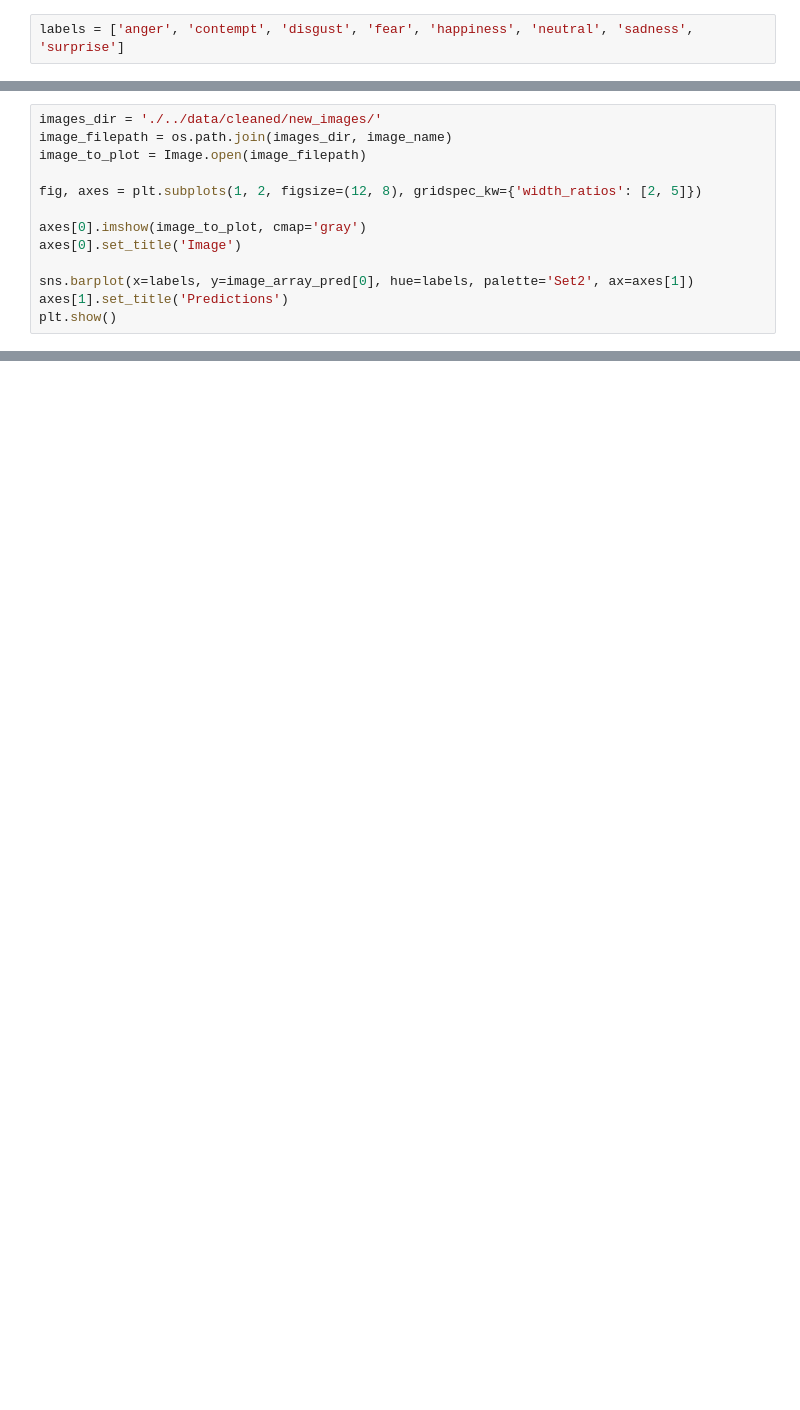
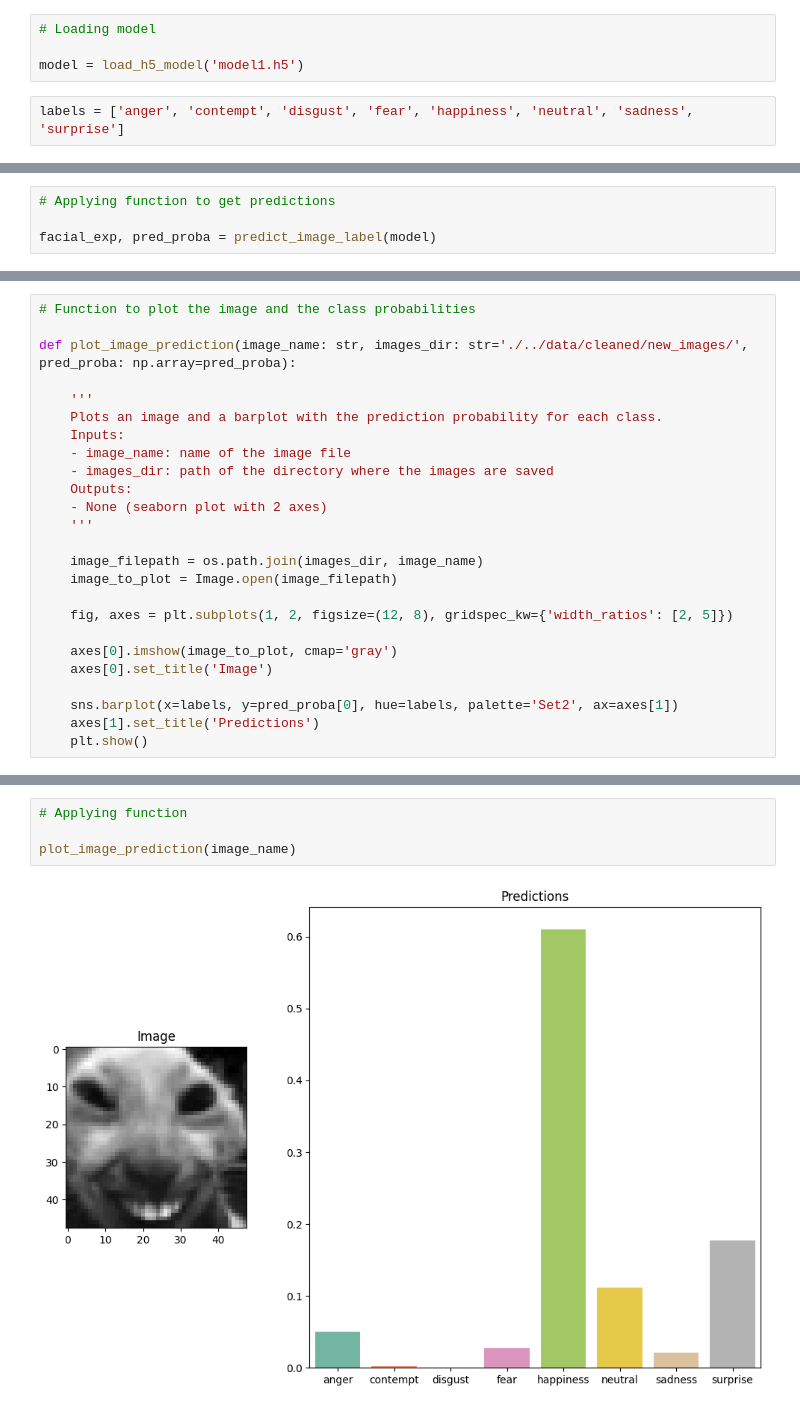
Before and after one commit to juanbadal/ih-final-project, a Jupyter notebook: notebooks/demo.ipynb, the cells around one changed output, grey strips where cells are left out. Cells and saved outputs as stored; diff of their text form; blank space fills up the shorter version.

```diff
--- a/notebooks/demo.ipynb
+++ b/notebooks/demo.ipynb
@@ -123,2 +132,6 @@ def load_h5_model(model_filename: str, dir_path_models: str=r'C:\Users\Juan\Docu
+# %%
+# Loading model
+
+model = load_h5_model('model1.h5')
 # %%
 labels = ['anger', 'contempt', 'disgust', 'fear', 'happiness', 'neutral', 'sadness', 'surprise']
@@ -139,0 +150,4 @@ emotion
+# %%
+# Applying function to get predictions
+
+facial_exp, pred_proba = predict_image_label(model)
@@ -140,13 +156,25 @@ emotion
 # %%
-images_dir = './../data/cleaned/new_images/'
-image_filepath = os.path.join(images_dir, image_name)
-image_to_plot = Image.open(image_filepath)
+# Function to plot the image and the class probabilities
 
-fig, axes = plt.subplots(1, 2, figsize=(12, 8), gridspec_kw={'width_ratios': [2, 5]})
+def plot_image_prediction(image_name: str, images_dir: str='./../data/cleaned/new_images/', pred_proba: np.array=pred_proba):
 
-axes[0].imshow(image_to_plot, cmap='gray')
-axes[0].set_title('Image')
+    '''
+    Plots an image and a barplot with the prediction probability for each class.
+    Inputs:
+    - image_name: name of the image file
+    - images_dir: path of the directory where the images are saved
+    Outputs:
+    - None (seaborn plot with 2 axes)
+    '''
 
-sns.barplot(x=labels, y=image_array_pred[0], hue=labels, palette='Set2', ax=axes[1])
-axes[1].set_title('Predictions')
-plt.show()
+    image_filepath = os.path.join(images_dir, image_name)
+    image_to_plot = Image.open(image_filepath)
+
+    fig, axes = plt.subplots(1, 2, figsize=(12, 8), gridspec_kw={'width_ratios': [2, 5]})
+
+    axes[0].imshow(image_to_plot, cmap='gray')
+    axes[0].set_title('Image')
+
+    sns.barplot(x=labels, y=pred_proba[0], hue=labels, palette='Set2', ax=axes[1])
+    axes[1].set_title('Predictions')
+    plt.show()
@@ -154,0 +181,6 @@ plt.show()
+# %%
+# Applying function
+
+plot_image_prediction(image_name)
+# %% [output]
+[figure, added]
```
Also changed, not shown: parts of 18 cells of this notebook, 10 other files.
